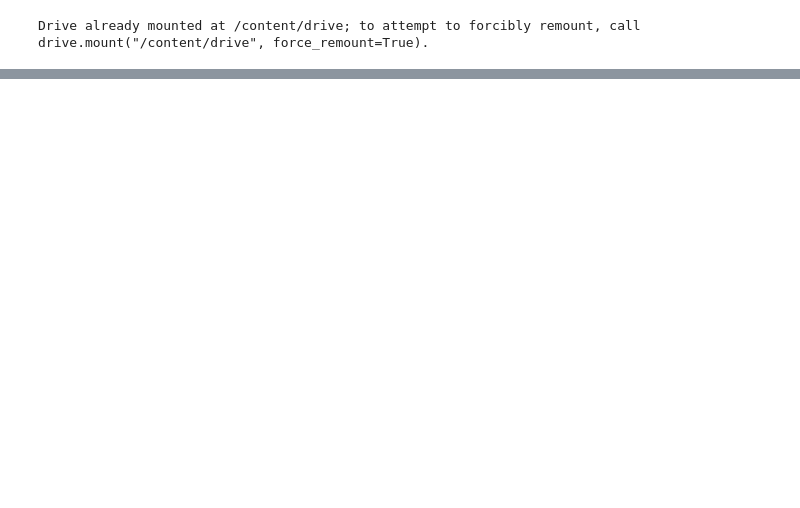
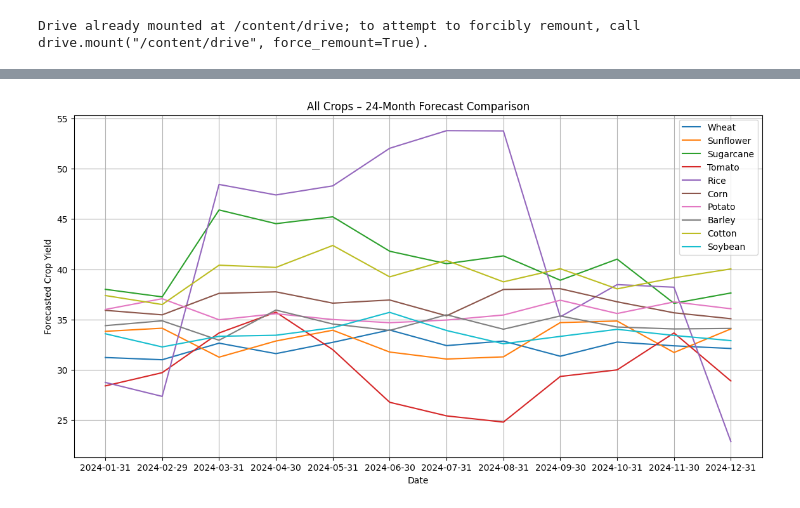
Before and after one commit to springboardmentor789r/AgriYield, a Jupyter notebook: model_devleopment_code/time_series_model.ipynb, the cells around one changed output, grey strips where cells are left out. Drawn from its saved outputs; the diff is of its cells as text; code cells hidden in the pictures; blank space fills up the shorter version.

```diff
--- a/model_devleopment_code/time_series_model.ipynb
+++ b/model_devleopment_code/time_series_model.ipynb
@@ -398,0 +795,23 @@ for file in files:
+# %%
+# ===========================================
+# STEP 4: Combine All Forecasts Into One CSV
+# ===========================================
+
+import glob
+import pandas as pd
+import os
+
+forecast_files = glob.glob("final_forecasts/*.csv")
+combined = []
+
+for file in forecast_files:
+    crop_name = os.path.basename(file).replace("_final_forecast.csv", "")
+    df = pd.read_csv(file)
+    df["Crop_Name"] = crop_name
+    combined.append(df)
+
+final_dashboard = pd.concat(combined, ignore_index=True)
+final_dashboard.to_csv("ALL_CROP_FORECASTS_DASHBOARD.csv", index=False)
+
+print("✔ Saved: ALL_CROP_FORECASTS_DASHBOARD.csv")
+final_dashboard.head()
@@ -398,0 +827,24 @@ for file in files:
+# %%
+# ===========================================
+# STEP 5: Plot all crop future forecasts together
+# ===========================================
+
+import matplotlib.pyplot as plt
+import pandas as pd
+import glob
+
+plt.figure(figsize=(14, 7))
+
+for file in glob.glob("final_forecasts/*.csv"):
+    crop = os.path.basename(file).replace("_final_forecast.csv", "")
+    df = pd.read_csv(file)
+    plt.plot(df["ds"], df["yhat"], label=crop)
+
+plt.title("All Crops – 24-Month Forecast Comparison")
+plt.xlabel("Date")
+plt.ylabel("Forecasted Crop Yield")
+plt.legend()
+plt.grid(True)
+plt.show()
+# %% [output]
+[figure, added]
```
Also changed, not shown: parts of 23 cells of this notebook, 12 other files.
